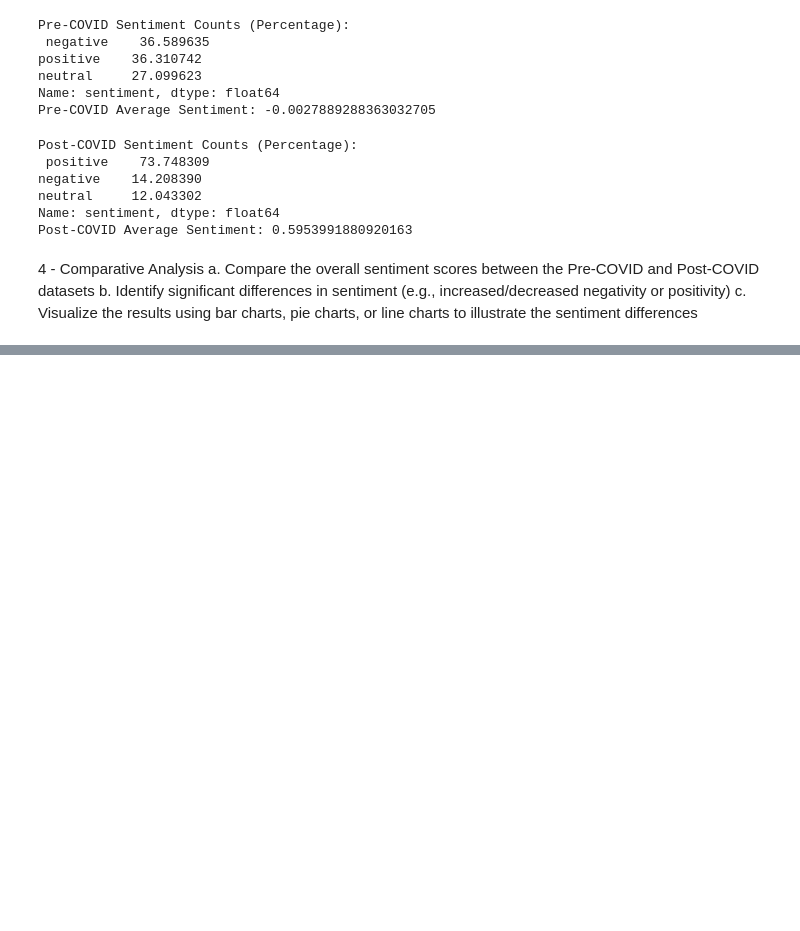
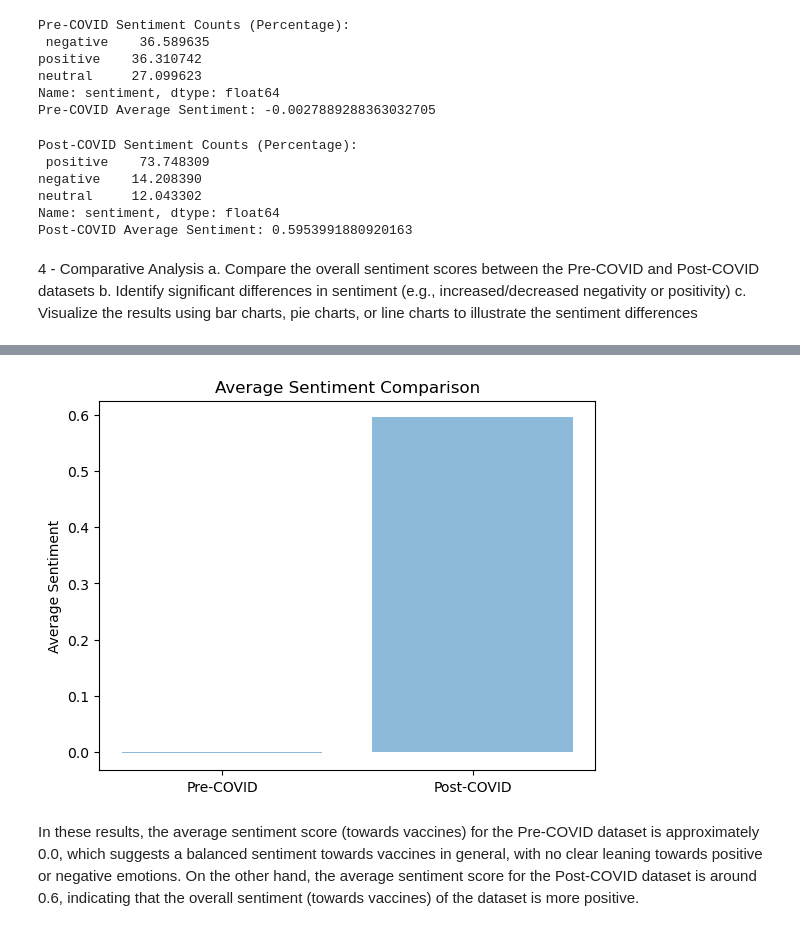
Before and after one commit to hannesyilmaz/SentimentVaccines, a Jupyter notebook: ECDataProject.ipynb, the cells around one changed output, grey strips where cells are left out. Saved outputs shown, nothing was run; the diff lists cells and outputs as text; code cells hidden in the pictures; blank space fills up the shorter version.

```diff
--- a/ECDataProject.ipynb
+++ b/ECDataProject.ipynb
@@ -234,0 +255,14 @@ c. Visualize the results using bar charts, pie charts, or line charts to illustr
+# %%
+# Comparing average sentiment scores
+labels = ['Pre-COVID', 'Post-COVID']
+scores = [pre_covid_avg_sentiment, post_covid_avg_sentiment]
+# %%
+fig, ax = plt.subplots()
+ax.bar(labels, scores, align='center', alpha=0.5)
+ax.set_title('Average Sentiment Comparison')
+ax.set_ylabel('Average Sentiment')
+plt.show()
+# %% [output]
+[figure, added]
+# %% [markdown]
+In these results, the average sentiment score (towards vaccines) for the Pre-COVID dataset is approximately 0.0, which suggests a balanced sentiment towards vaccines in general, with no clear leaning towards positive or negative emotions. On the other hand, the average sentiment score for the Post-COVID dataset is around 0.6, indicating that the overall sentiment (towards vaccines) of the dataset is more positive.
```
Also changed, not shown: parts of 3 cells of this notebook.
